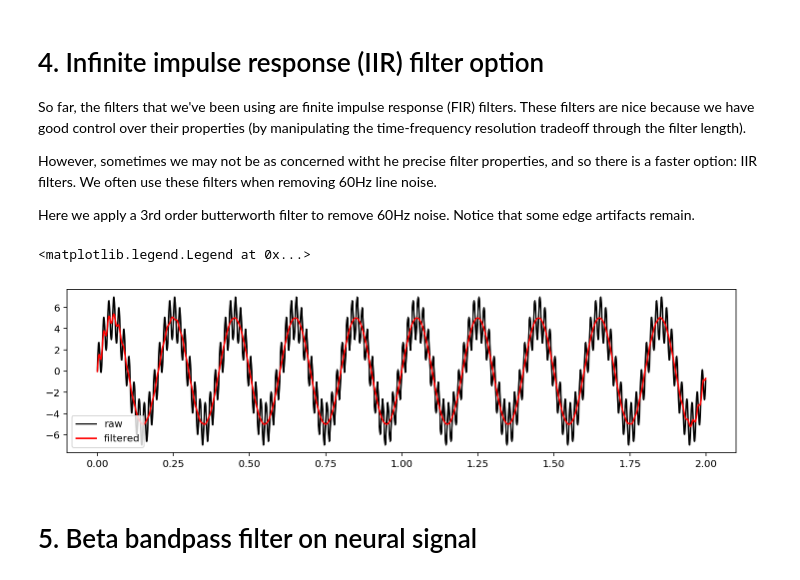
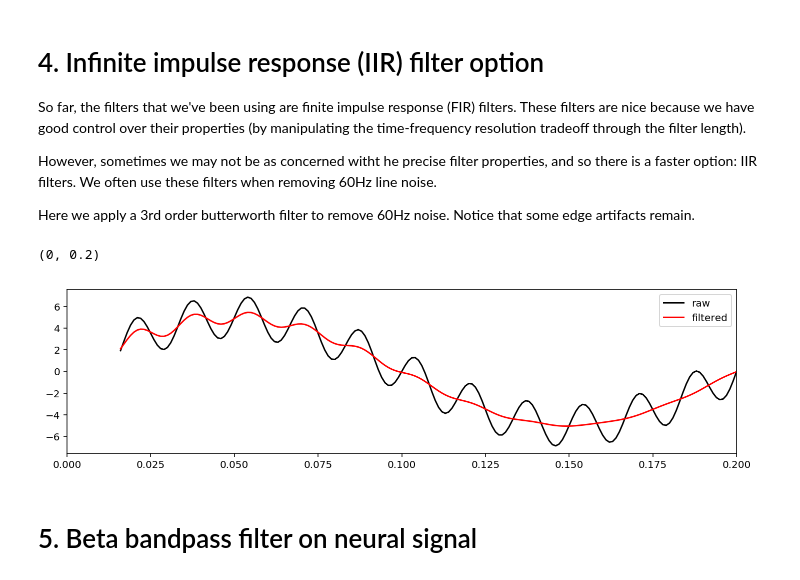
Before and after one commit to neurodsp-tools/neurodsp, a Jupyter notebook: tutorials/Filtering.ipynb, the cells around one changed output. Drawn from its saved outputs; the diff is of its cells as text; code cells hidden in the pictures.

Commit message:
update filtering tutorial

```diff
--- a/tutorials/Filtering.ipynb
+++ b/tutorials/Filtering.ipynb
@@ -177,23 +177,27 @@ Here we apply a 3rd order butterworth filter to remove 60Hz noise. Notice that s
 # %%
 # Generate a signal with a low-frequency drift
 np.random.seed(0)
 t = np.arange(0,2,.001)
 x = 5*np.sin(t*2*np.pi*5) + 2*np.sin(t*2*np.pi*60)
 Fs = 1000
+
+# Low-pass filter the signal at 100Hz, just for fun.
+x = neurodsp.filter(x, Fs, 'lowpass', f_lo=100)
 
 # Filter the data
 f_lo = 58
 f_hi = 62
 x_filt = neurodsp.filter(x, Fs, 'bandstop', f_lo=f_lo, f_hi=f_hi, iir=True, butterworth_order=3)
 
 # Plot filtered signal
 plt.figure(figsize=(12,3))
 plt.plot(t, x, 'k', label='raw')
 plt.plot(t, x_filt, 'r', label='filtered')
 plt.legend(loc='best')
+plt.xlim((0,.2))
 # %% [output]
-<matplotlib.legend.Legend at 0x...>
+(0, 0.2)
-[figure, old version]
+[figure, new version]
 # %% [markdown]
 # 5. Beta bandpass filter on neural signal
 # %%
```
Also changed, not shown: parts of 1 cell of this notebook.
